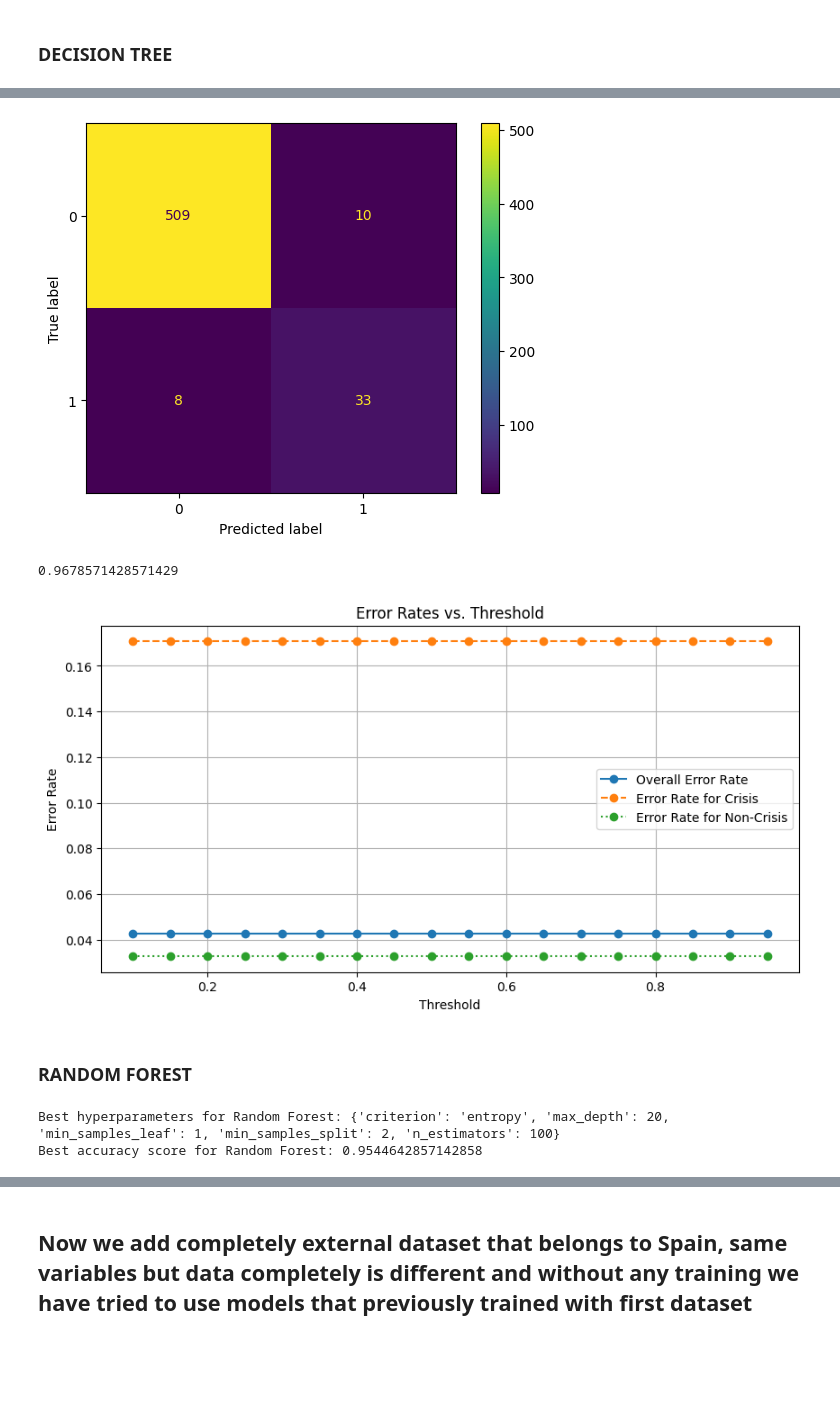
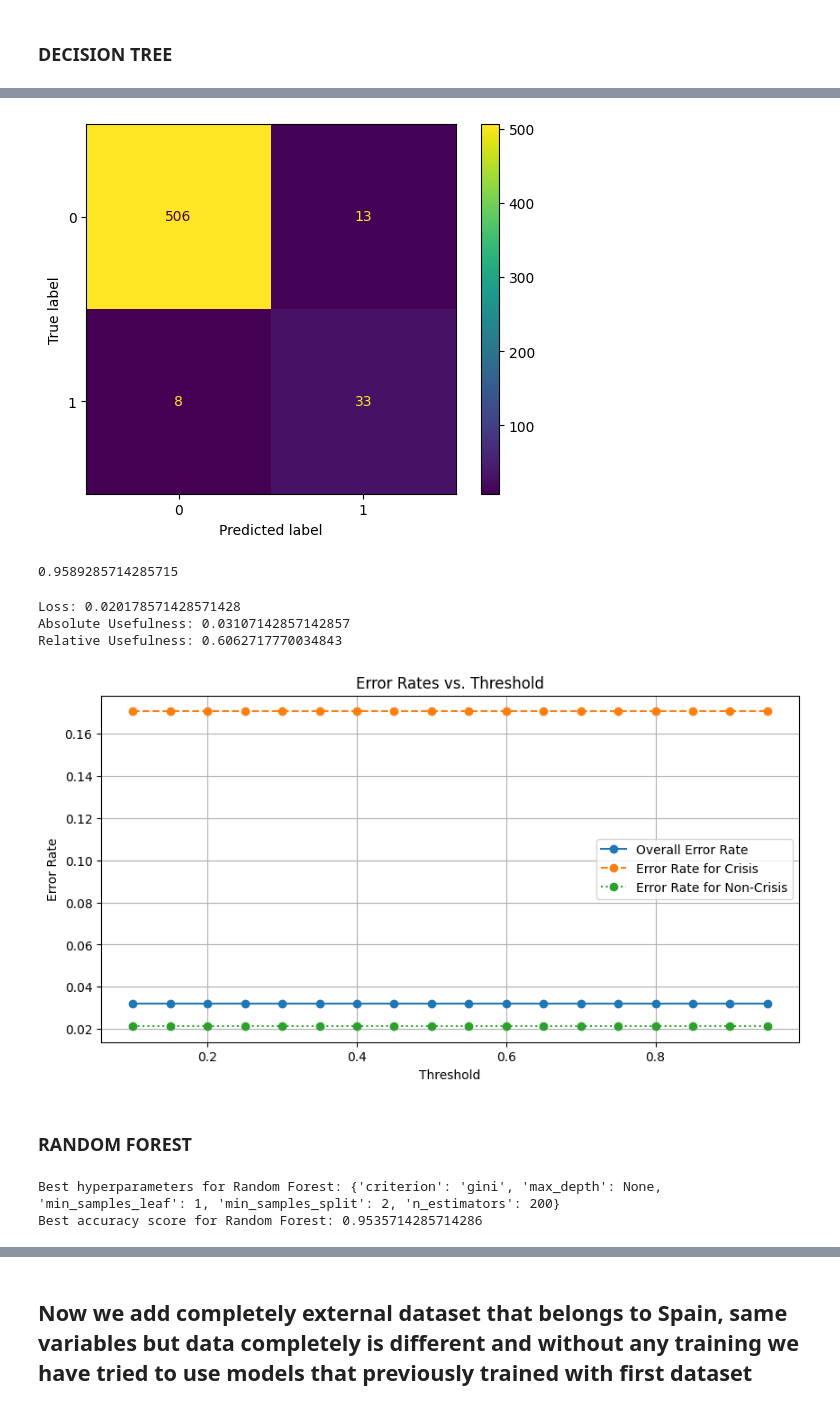
Before and after one commit to FinNijatTech/ML-algorithms-as-EWM-for-Economic-Crisis, a Jupyter notebook: Master_Thesis_Project.ipynb, the cells around one changed output, grey strips where cells are left out. Cells and saved outputs as stored; diff of their text form; code cells hidden in the pictures; blank space fills up the shorter version.

```diff
--- a/Master_Thesis_Project.ipynb
+++ b/Master_Thesis_Project.ipynb
@@ -260,8 +260,8 @@ threshold = 0.109
 y_probs_lr = lr.predict_proba(X_test)[:, 1]
 y_pred_lr = np.where(y_probs_lr >= threshold, 1, 0)
 # %%
-confusion_matrix = metrics.confusion_matrix(y_test, y_pred_lr)
-cm_display = metrics.ConfusionMatrixDisplay(confusion_matrix = confusion_matrix, display_labels = [0, 1])
+confusion_matrix_lr = metrics.confusion_matrix(y_test, y_pred_lr)
+cm_display = metrics.ConfusionMatrixDisplay(confusion_matrix = confusion_matrix_lr, display_labels = [0, 1])
 cm_display.plot()
 plt.show()
 # %% [output]
@@ -352,8 +387,8 @@ y_probs_lasso = lasso.predict_proba(X_test)[:, 1]
 y_pred_lasso = np.where(y_probs_lasso >= threshold, 1, 0)
 # %%
 from sklearn.metrics import confusion_matrix, ConfusionMatrixDisplay
-confusion_matrix = confusion_matrix(y_test, y_pred_lasso)
-cm_display = ConfusionMatrixDisplay(confusion_matrix=confusion_matrix, display_labels=[0, 1])
+confusion_matrix_lasso = confusion_matrix(y_test, y_pred_lasso)
+cm_display = ConfusionMatrixDisplay(confusion_matrix=confusion_matrix_lasso, display_labels=[0, 1])
 cm_display.plot()
 plt.show()
 # %% [output]
@@ -455,8 +521,8 @@ y_probs_knn = knn.predict_proba(X_test)[:, 1]
 y_pred_knn = np.where(y_probs_knn >= threshold, 1, 0)
 
 from sklearn.metrics import confusion_matrix, ConfusionMatrixDisplay
-confusion_matrix = confusion_matrix(y_test, y_pred_knn)
-cm_display = ConfusionMatrixDisplay(confusion_matrix=confusion_matrix, display_labels=[0, 1])
+confusion_matrix_knn = confusion_matrix(y_test, y_pred_knn)
+cm_display = ConfusionMatrixDisplay(confusion_matrix=confusion_matrix_knn, display_labels=[0, 1])
 cm_display.plot()
 plt.show()
 # %% [output]
@@ -551,7 +648,7 @@ Best hyperparameters for SVM: {'C': 10, 'gamma': 1, 'kernel': 'rbf'}
 Best accuracy score for SVM: 0.9522321428571429
 # %%
 from sklearn.svm import SVC
-svm = SVC(C=10, gamma=1, kernel='rbf', probability=True)
+svm = SVC(C=10, gamma=1, kernel='rbf', probability=True, random_state=123)
 svm.fit(X_train, y_train)
 
 threshold = 0.1
@@ -559,8 +656,8 @@ y_probs_svm = svm.predict_proba(X_test)[:, 1]
 y_pred_svm = np.where(y_probs_svm >= threshold, 1, 0)
 
 from sklearn.metrics import confusion_matrix, ConfusionMatrixDisplay
-confusion_matrix = confusion_matrix(y_test, y_pred_svm)
-cm_display = ConfusionMatrixDisplay(confusion_matrix=confusion_matrix, display_labels=[0, 1])
+confusion_matrix_svm = confusion_matrix(y_test, y_pred_svm)
+cm_display = ConfusionMatrixDisplay(confusion_matrix=confusion_matrix_svm, display_labels=[0, 1])
 cm_display.plot()
 plt.show()
 # %% [output]
@@ -656,23 +784,54 @@ Best hyperparameters for Decision Tree: {'criterion': 'gini', 'max_depth': 20, '
 Best accuracy score for Decision Tree: 0.9535714285714285
 # %%
-dt = DecisionTreeClassifier(criterion= 'gini', max_depth= 20, min_samples_leaf=1, min_samples_split=2)
+dt = DecisionTreeClassifier(criterion= 'gini', max_depth= None, min_samples_leaf=1, min_samples_split=2, random_state=123)
 dt.fit(X_train, y_train)
 
 threshold = 0.15
 y_probs_dt = dt.predict_proba(X_test)[:, 1]
 y_pred_dt = np.where(y_probs_dt >= threshold, 1, 0)
 
 from sklearn.metrics import confusion_matrix, ConfusionMatrixDisplay
-confusion_matrix = confusion_matrix(y_test, y_pred_dt)
-cm_display = ConfusionMatrixDisplay(confusion_matrix=confusion_matrix, display_labels=[0, 1])
+confusion_matrix_dt = confusion_matrix(y_test, y_pred_dt)
+cm_display = ConfusionMatrixDisplay(confusion_matrix=confusion_matrix_dt, display_labels=[0, 1])
 cm_display.plot()
 plt.show()
 # %% [output]
-[figure, old version]
+[figure, new version]
 # %%
 accuracy_score(y_test, y_pred_dt)
 # %% [output]
-0.9678571428571429
+0.9589285714285715
+# %%
+# Extract values from the confusion matrix
+TN, FP, FN, TP = confusion_matrix_dt.ravel()
+
+# Define mu and class probabilities
+mu = 0.7  # Relative preference between missing crises and false alarms
+P1 = (TP + FN) / len(y_test)  # Probability of crises class
+P2 = (TN + FP) / len(y_test)  # Probability of tranquil class
+
+# Calculate T1 and T2 from the confusion matrix
+T1 = FN / (TP + FN)  # Type I errors (missed crises)
+T2 = FP / (TN + FP)  # Type II errors (issued false alarms)
+
+# Compute the loss function
+loss = mu * T1 * P1 + (1 - mu) * T2 * P2
+
+# Compute the absolute usefulness
+min_loss = min(mu * P1, (1 - mu) * P2)
+absolute_usefulness = min_loss - loss
+
+# Compute the relative usefulness
+max_possible_usefulness = min(mu * P1, (1 - mu) * P2)
+relative_usefulness = absolute_usefulness / max_possible_usefulness
+
+print(f"Loss: {loss}")
+print(f"Absolute Usefulness: {absolute_usefulness}")
+print(f"Relative Usefulness: {relative_usefulness}")
+# %% [output]
+Loss: 0.020178571428571428
+Absolute Usefulness: 0.03107142857142857
+Relative Usefulness: 0.6062717770034843
 # %%
 from sklearn.metrics import accuracy_score, confusion_matrix as cm
 import matplotlib.pyplot as plt
@@ -725,7 +884,7 @@ plt.grid(True)
 plt.legend()
 plt.show()
 # %% [output]
-[figure, old version]
+[figure, new version]
 # %% [markdown]
 ### RANDOM FOREST
 # %%
@@ -757,6 +916,6 @@ best_rf_score = rf_grid.best_score_
 print("Best hyperparameters for Random Forest:", best_rf_params)
 print("Best accuracy score for Random Forest:", best_rf_score)
 # %% [output]
-Best hyperparameters for Random Forest: {'criterion': 'entropy', 'max_depth': 20, 'min_samples_leaf': 1, 'min_samples_split': 2, 'n_estimators': 100}
-Best accuracy score for Random Forest: 0.9544642857142858
+Best hyperparameters for Random Forest: {'criterion': 'gini', 'max_depth': None, 'min_samples_leaf': 1, 'min_samples_split': 2, 'n_estimators': 200}
+Best accuracy score for Random Forest: 0.9535714285714286
 # %%
```
Also changed, not shown: parts of 35 cells of this notebook.
